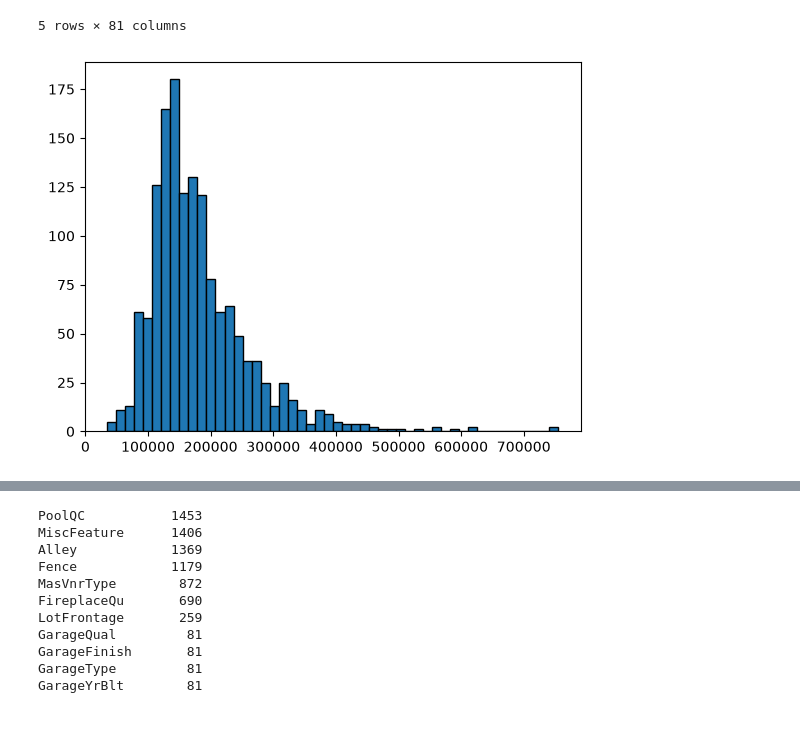
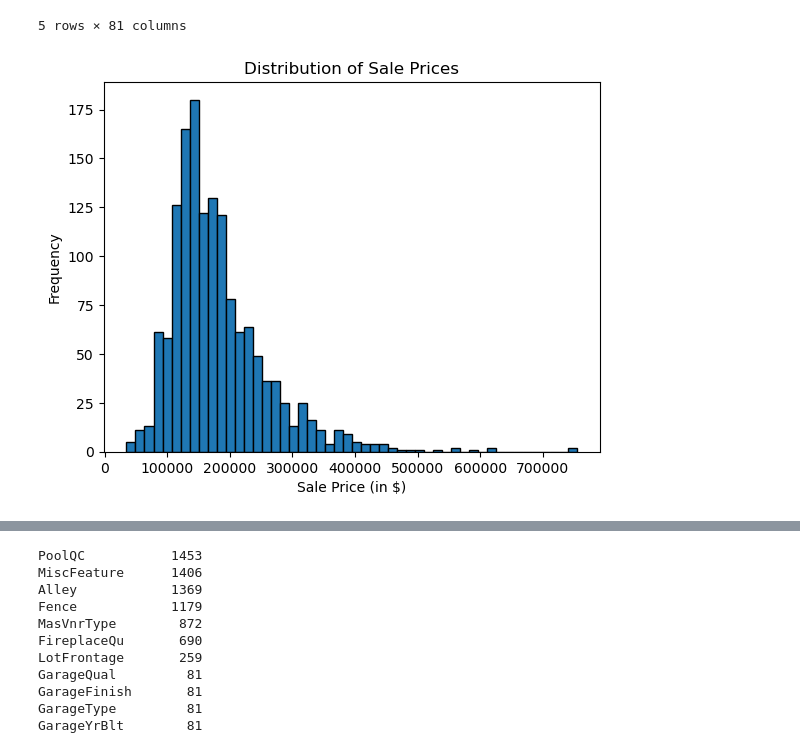
Before and after one commit to r-j18/Machine-Learning, a Jupyter notebook: Projects/Linear_Regression/House_pricing/house_pricing.ipynb, the cells around one changed output, grey strips where cells are left out. Drawn from its saved outputs; the diff is of its cells as text; code cells hidden in the pictures; blank space fills up the shorter version.

```diff
--- a/Projects/Linear_Regression/House_pricing/house_pricing.ipynb
+++ b/Projects/Linear_Regression/House_pricing/house_pricing.ipynb
@@ -14,11 +14,14 @@ df.head(5)
 # %%
 import matplotlib.pyplot as plt
 
 fig, ax = plt.subplots()
 plt.hist(df["SalePrice"], bins = 50, edgecolor = 'black')
+plt.xlabel("Sale Price (in $)")
+plt.ylabel("Frequency")
+plt.title("Distribution of Sale Prices")
 plt.show()
 # %% [output]
-[figure, old version]
+[figure, new version]
 # %%
 plt.scatter(x = df['LotArea'], y = df['SalePrice'], color = 'red' )
 plt.xlabel("Lot Area (in sq meter)")
```
Also changed, not shown: parts of 22 cells of this notebook, 2 other files.
